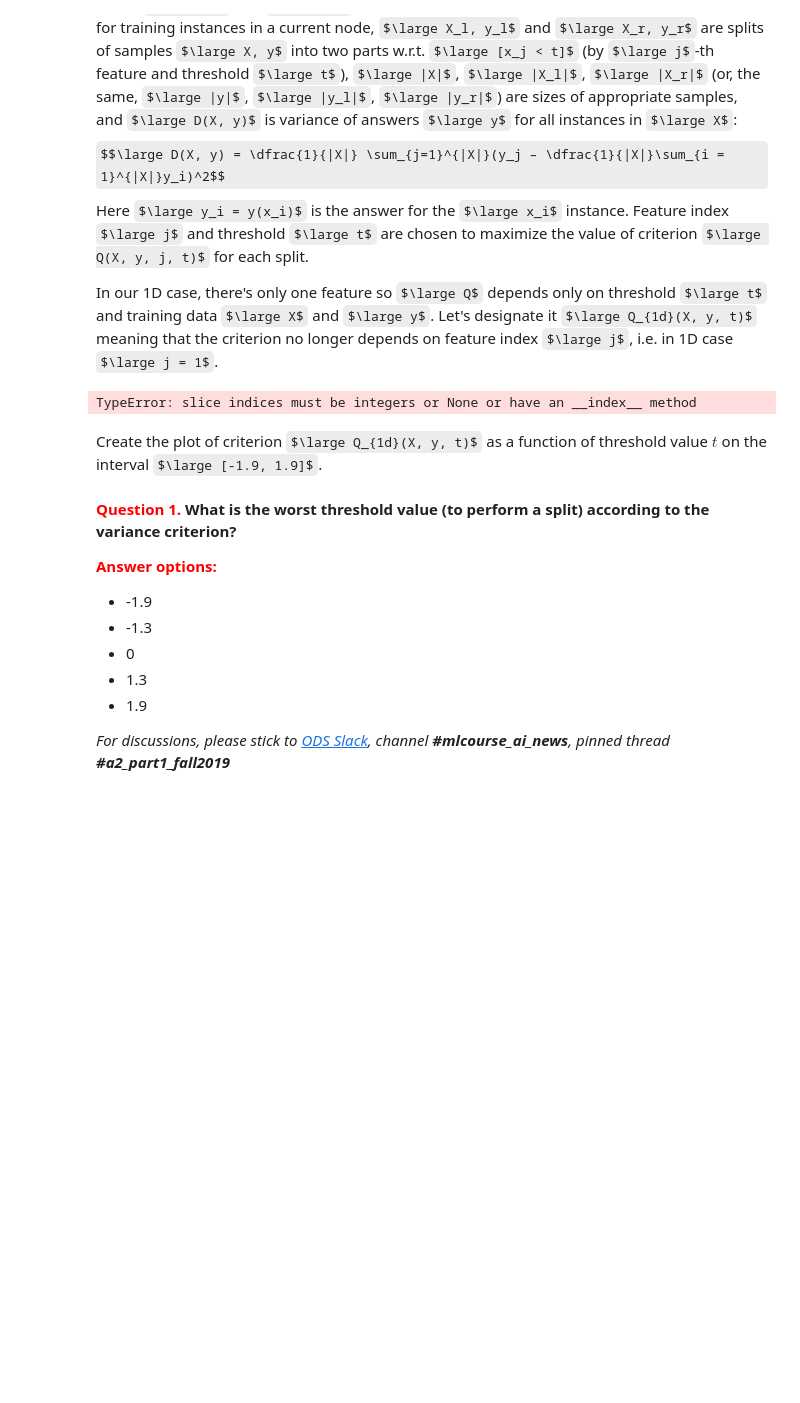
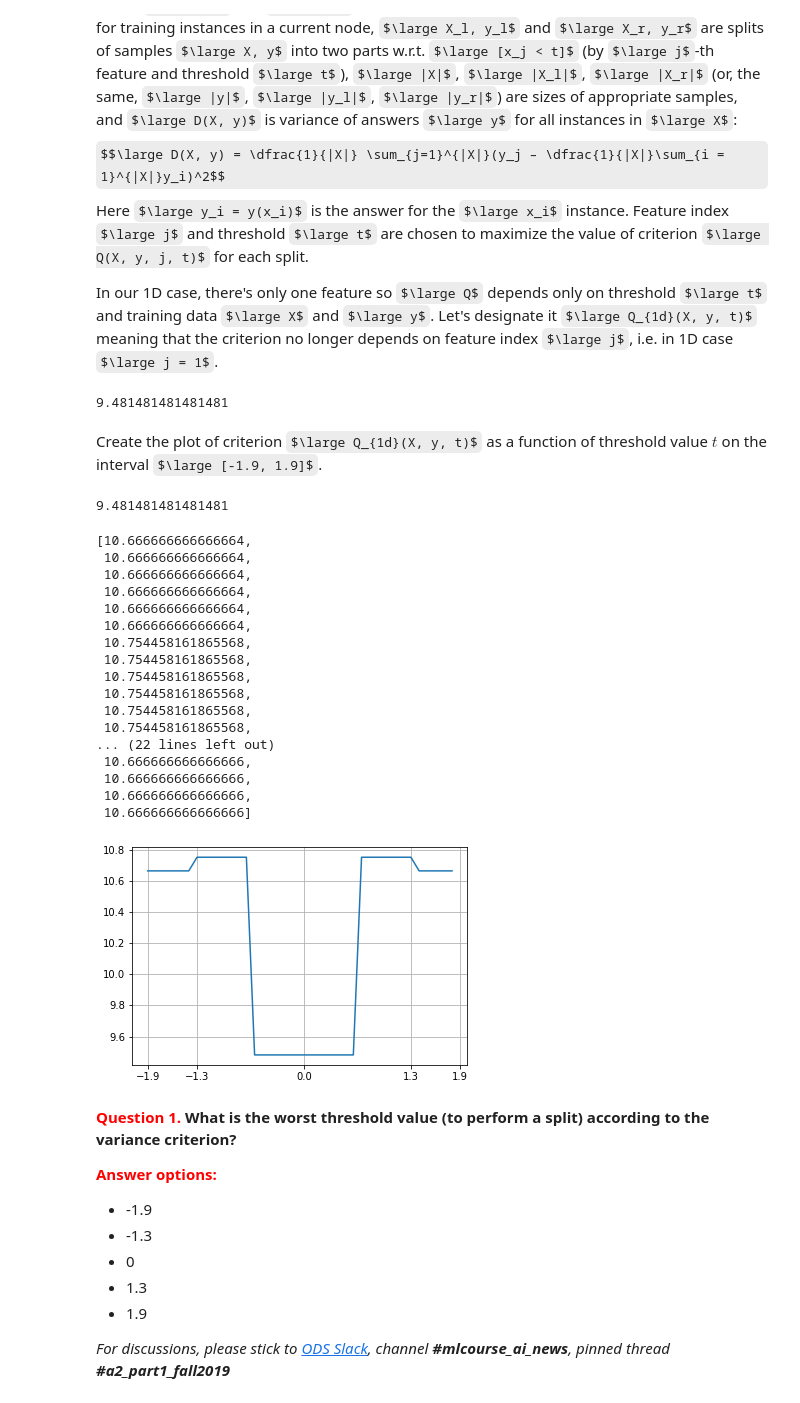
Before and after one commit to ouskah/mlcourse.ai, a Jupyter notebook: 2_/assigment2_part1_decision_trees.ipynb, the cells around one changed output. Drawn from its saved outputs; the diff is of its cells as text; code cells hidden in the pictures; some formulas as TeX source; blank space fills up the shorter version.

```diff
--- a/2_/assigment2_part1_decision_trees.ipynb
+++ b/2_/assigment2_part1_decision_trees.ipynb
@@ -106,11 +107,18 @@ $$\large D(X, y) = \dfrac{1}{|X|} \sum_{j=1}^{|X|}(y_j – \dfrac{1}{|X|}\sum_{i
 Here $\large y_i = y(x_i)$ is the answer for the $\large x_i$ instance. Feature index $\large j$ and threshold $\large t$ are chosen to maximize the value of criterion  $\large Q(X, y, j, t)$ for each split.
 
 In our 1D case,  there's only one feature so $\large Q$ depends only on threshold $\large t$ and training data $\large X$ and $\large y$. Let's designate it $\large Q_{1d}(X, y, t)$ meaning that the criterion no longer depends on feature index $\large j$, i.e. in 1D case $\large j = 1$.
-# %%
-def regression_var_criterion(X, y, t):
-
-    return left
-
-regression_var_criterion(X,)
-# %% [output]
-TypeError: slice indices must be integers or None or have an __index__ method
+# %%
+def regression_var_criterion(X, y, t):
+    left_x = X[X < t]
+    right_x = X[X >= t]
+    left_y = left_x ** 3
+    right_y = right_x ** 3
+    D_0 = np.sum((y - y.mean()) ** 2) / len(X)
+    D_l = np.sum((left_y - left_y.mean()) ** 2) / len(left_x)
+    D_r = np.sum((right_y - right_y.mean()) ** 2) / len(right_x)
+#     print(D_0, np.var(y), D_l, np.var(left_y), D_r, np.var(right_y))
+    return D_0 - len(left_x) / len(X) * D_l - len(right_x) / len(X) * D_r
+
+regression_var_criterion(X, y, 0)
+# %% [output]
+9.481481481481481
@@ -120,0 +129,32 @@ Create the plot of criterion $\large Q_{1d}(X, y, t)$  as a function of threshol
+# %%
+t = np.arange(-1.9, 1.9, 0.1)
+crit = [regression_var_criterion(X, y, i) for i in t]
+plt.plot(t, crit)
+plt.grid(b=True)
+plt.xticks(ticks=[-1.9, -1.3, 0, 1.3, 1.9]);
+l = [-1.9, -1.3, 0, 1.3, 1.9]
+print(min([regression_var_criterion(X, y, i) for i in l]))
+crit
+np.array(crit).argmax()
+t
+crit
+# %% [output]
+9.481481481481481
+[10.666666666666664,
+ 10.666666666666664,
+ 10.666666666666664,
+ 10.666666666666664,
+ 10.666666666666664,
+ 10.666666666666664,
+ 10.754458161865568,
+ 10.754458161865568,
+ 10.754458161865568,
+ 10.754458161865568,
+ 10.754458161865568,
+ 10.754458161865568,
+... (22 lines left out)
+ 10.666666666666666,
+ 10.666666666666666,
+ 10.666666666666666,
+ 10.666666666666666]
+[figure, added]
```
Also changed, not shown: parts of 38 cells of this notebook.
